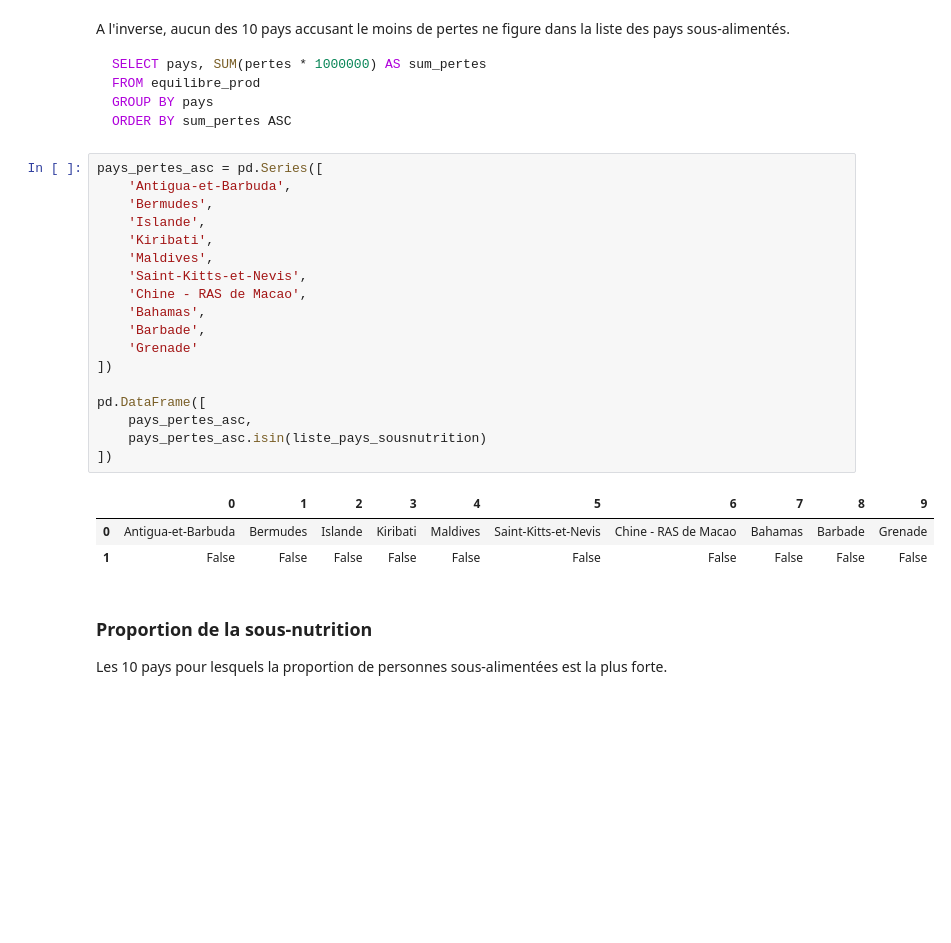
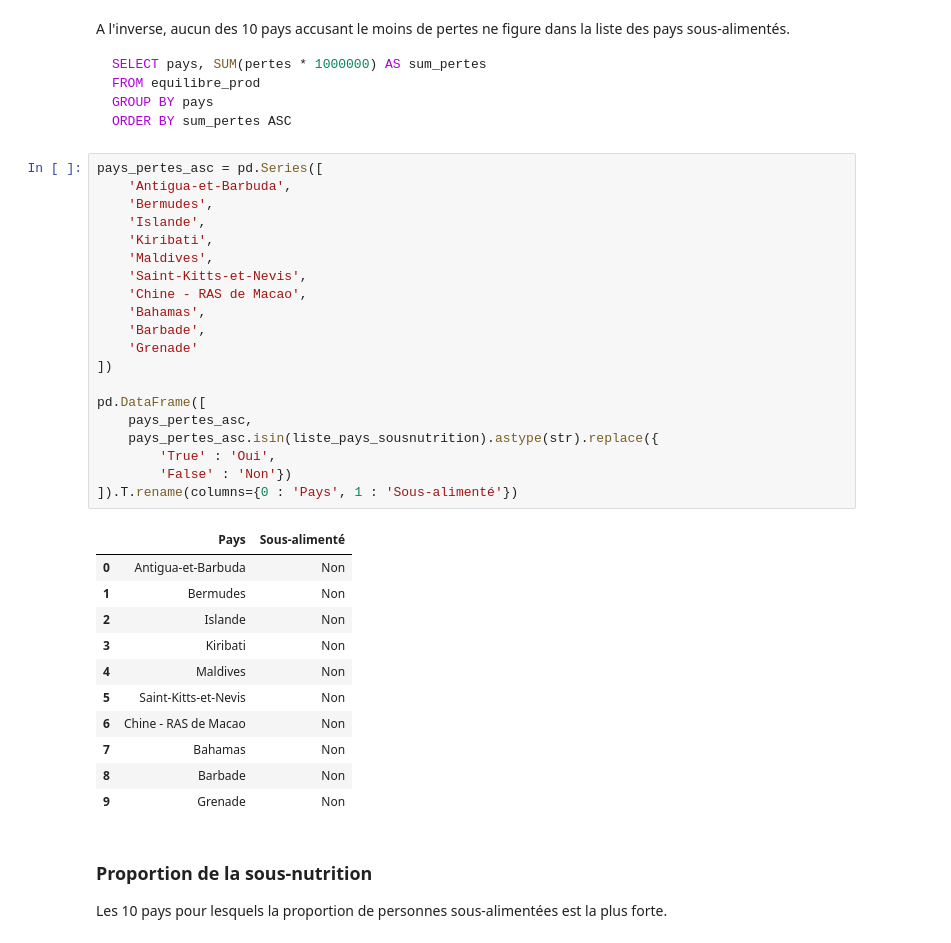
Before and after one commit to gllmfrnr/oc-da, a Jupyter notebook: p3/p3.ipynb, the cells around one changed output. Saved outputs shown, nothing was run; the diff lists cells and outputs as text; blank space fills up the shorter version.

```diff
--- a/p3/p3.ipynb
+++ b/p3/p3.ipynb
@@ -1520,25 +1595,35 @@ ORDER BY sum_pertes ASC
 # %%
 pays_pertes_asc = pd.Series([
     'Antigua-et-Barbuda',
     'Bermudes',
     'Islande',
     'Kiribati',
     'Maldives',
     'Saint-Kitts-et-Nevis',
     'Chine - RAS de Macao',
     'Bahamas',
     'Barbade',
     'Grenade'
 ])
 
 pd.DataFrame([
     pays_pertes_asc,
-    pays_pertes_asc.isin(liste_pays_sousnutrition)
-])
+    pays_pertes_asc.isin(liste_pays_sousnutrition).astype(str).replace({
+        'True' : 'Oui',
+        'False' : 'Non'})
+]).T.rename(columns={0 : 'Pays', 1 : 'Sous-alimenté'})
 # %% [output]
-|  | 0 | 1 | 2 | 3 | 4 | 5 | 6 | 7 | 8 | 9 |
-| 0 | Antigua-et-Barbuda | Bermudes | Islande | Kiribati | Maldives | Saint-Kitts-et-Nevis | Chine - RAS de Macao | Bahamas | Barbade | Grenade |
-| 1 | False | False | False | False | False | False | False | False | False | False |
+|  | Pays | Sous-alimenté |
+| 0 | Antigua-et-Barbuda | Non |
+| 1 | Bermudes | Non |
+| 2 | Islande | Non |
+| 3 | Kiribati | Non |
+| 4 | Maldives | Non |
+| 5 | Saint-Kitts-et-Nevis | Non |
+| 6 | Chine - RAS de Macao | Non |
+| 7 | Bahamas | Non |
+| 8 | Barbade | Non |
+| 9 | Grenade | Non |
 # %% [markdown]
 ### Proportion de la sous-nutrition
 Les 10 pays pour lesquels la proportion de personnes sous-alimentées est la plus forte.
```
Also changed, not shown: parts of 30 cells of this notebook.
